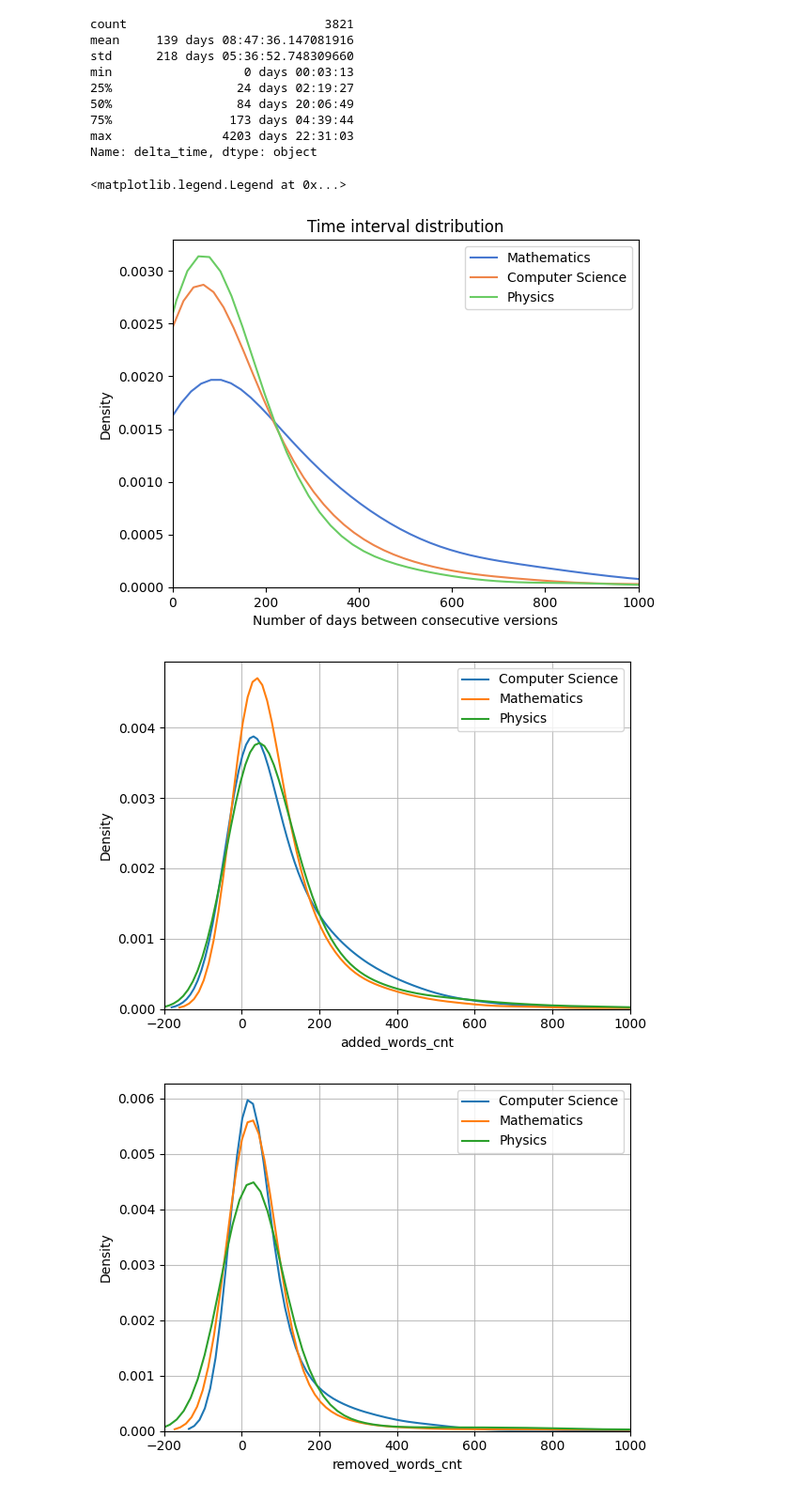
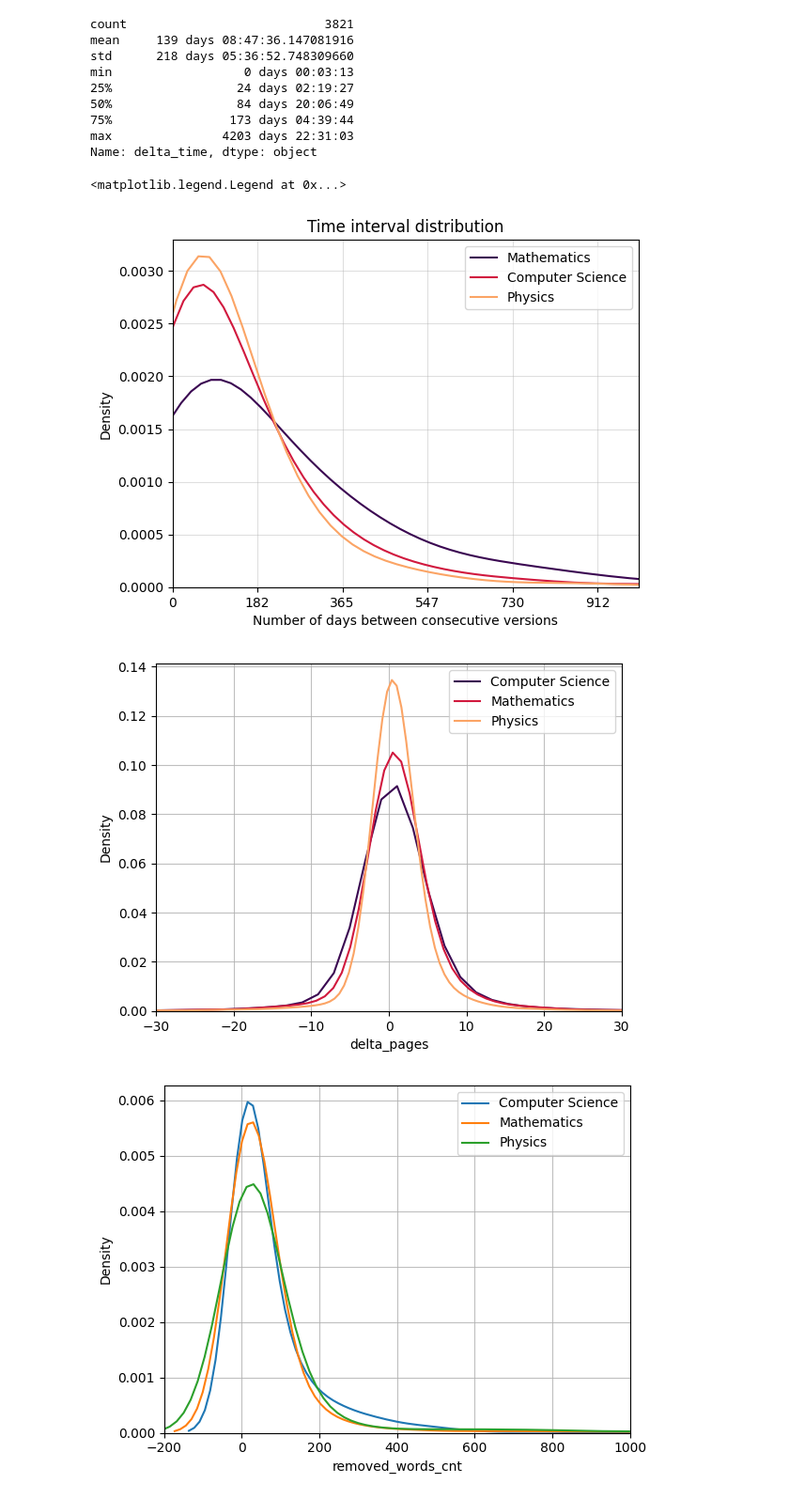
Before and after one commit to andcov/arXiv_preprints_version_analysis, a Jupyter notebook: _analyse.ipynb, the cells around one changed output. Shown: that part at 94% size. Drawn from its saved outputs; the diff is of its cells as text; code cells hidden in the pictures.

```diff
--- a/_analyse.ipynb
+++ b/_analyse.ipynb
@@ -686,18 +698,30 @@ for d in phys_papers.delta_time:
 
 bw_adjust = 2
 
-sns.set_palette('muted')
+
+enmax_palette = ['#3A0751', '#D1193E', '#FBA465', '#F86E51']
+sns.set_palette(palette=enmax_palette)
+
+
 sns.kdeplot(math_dates, bw_adjust=bw_adjust, label='Mathematics')
 sns.kdeplot(cs_dates, bw_adjust=bw_adjust, label='Computer Science')
 sns.kdeplot(phys_dates, bw_adjust=bw_adjust, label='Physics')
 
+plt.grid(True, alpha=0.4, linestyle='-')
 plt.xlim([0, 1000])
+
+x_ticks = np.append(plt.gca().get_xticks(), 365)
+x_ticks = [0, 182, 365, 547, 730, 912]
+# Set xtick locations to the values of the array `x_ticks`
+plt.gca().set_xticks(x_ticks)
+
 plt.title('Time interval distribution');
 plt.xlabel('Number of days between consecutive versions')
+
 plt.gca().legend()
 # %% [output]
 <matplotlib.legend.Legend at 0x...>
-[figure, old version]
+[figure, new version]
 # %%
 def plot_kde(metric, bw_adjust=1, xlim=[-100, 100]):
     sns.kdeplot(data = cs_papers[metric], bw_adjust = bw_adjust, label='Computer Science')
@@ -708,9 +732,9 @@ def plot_kde(metric, bw_adjust=1, xlim=[-100, 100]):
 
     plt.gca().legend()
 # %%
-plot_kde('added_words_cnt', bw_adjust = 2, xlim=[-200, 1000])
+plot_kde('delta_pages', bw_adjust = 3, xlim=[-30, 30])
 # %% [output]
-[figure, old version]
+[figure, new version]
 # %%
 plot_kde('removed_words_cnt', bw_adjust = 2, xlim=[-200, 1000])
 # %% [output]
```
Also changed, not shown: parts of 8 cells of this notebook, 3 other files.
